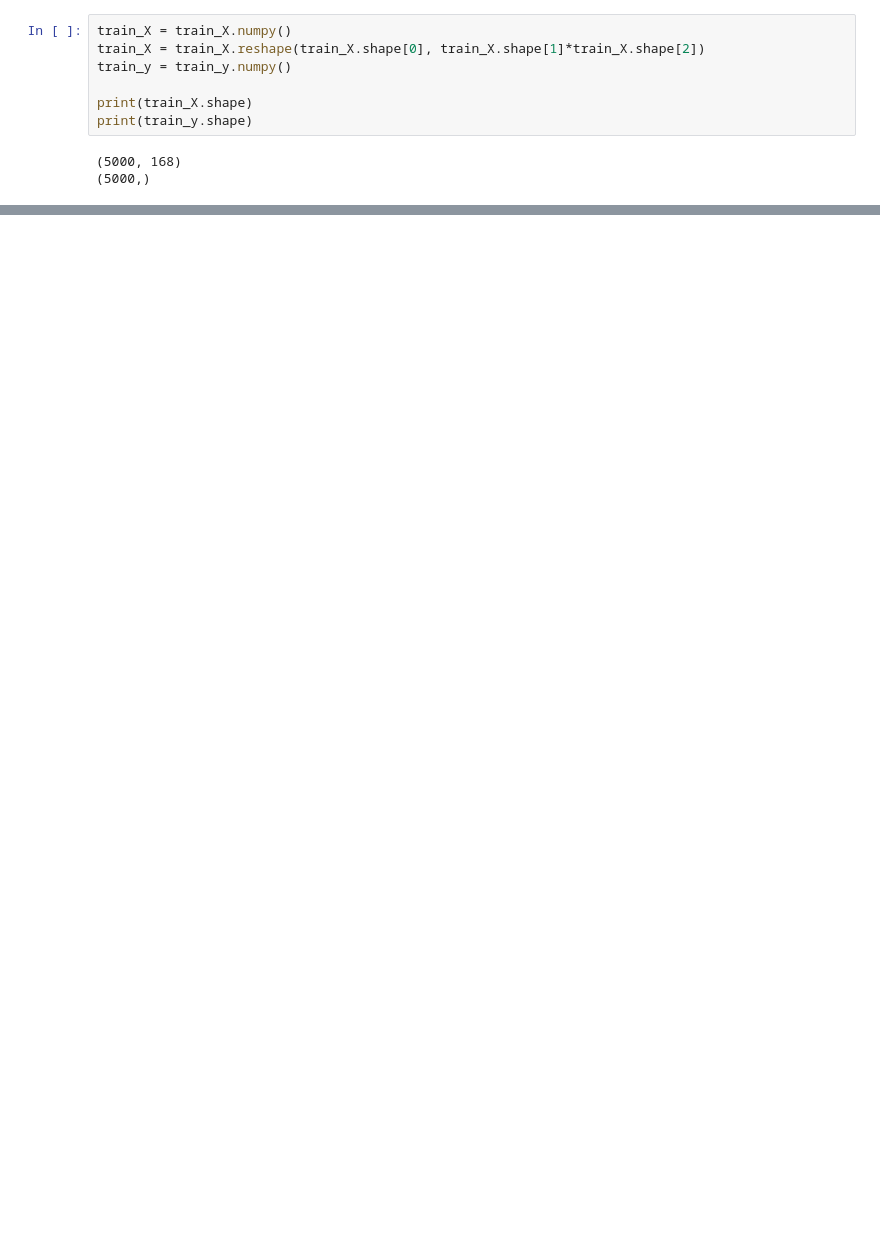
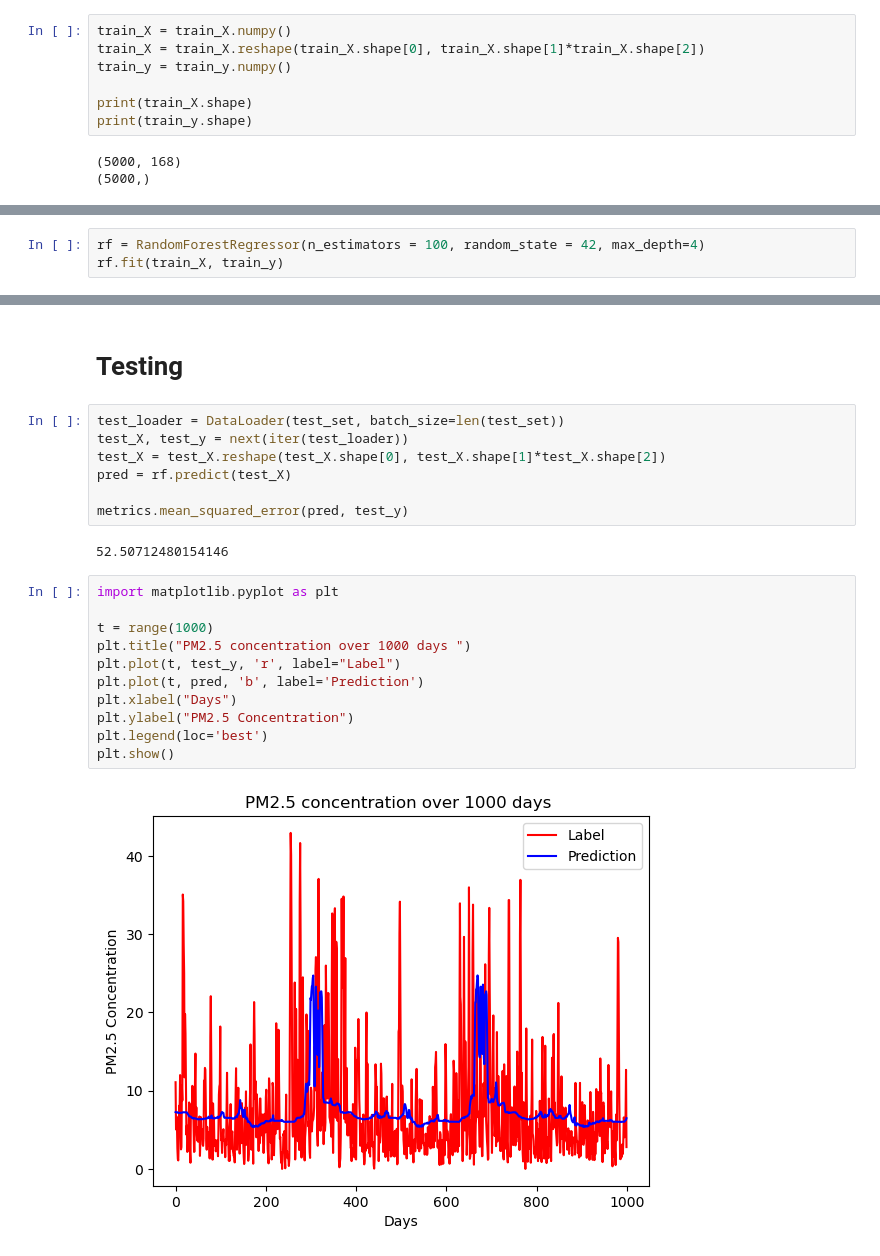
Before and after one commit to xuetingkai/APS360AirQuality, a Jupyter notebook: RandomForestRegression.ipynb, the cells around one changed output, grey strips where cells are left out. Drawn from its saved outputs; the diff is of its cells as text; blank space fills up the shorter version.

Commit message:
Tested Random Forest Regressor

```diff
--- a/RandomForestRegression.ipynb
+++ b/RandomForestRegression.ipynb
@@ -59,0 +68,3 @@ print(train_y.shape)
+# %%
+rf = RandomForestRegressor(n_estimators = 100, random_state = 42, max_depth=4)
+rf.fit(train_X, train_y)
@@ -59,0 +88,24 @@ print(train_y.shape)
+# %% [markdown]
+# Testing
+# %%
+test_loader = DataLoader(test_set, batch_size=len(test_set))
+test_X, test_y = next(iter(test_loader))
+test_X = test_X.reshape(test_X.shape[0], test_X.shape[1]*test_X.shape[2])
+pred = rf.predict(test_X)
+
+metrics.mean_squared_error(pred, test_y)
+# %% [output]
+52.50712480154146
+# %%
+import matplotlib.pyplot as plt
+
+t = range(1000)
+plt.title("PM2.5 concentration over 1000 days ")
+plt.plot(t, test_y, 'r', label="Label")
+plt.plot(t, pred, 'b', label='Prediction')
+plt.xlabel("Days")
+plt.ylabel("PM2.5 Concentration")
+plt.legend(loc='best')
+plt.show()
+# %% [output]
+[figure, added]
```
Also changed, not shown: parts of 7 cells of this notebook.
